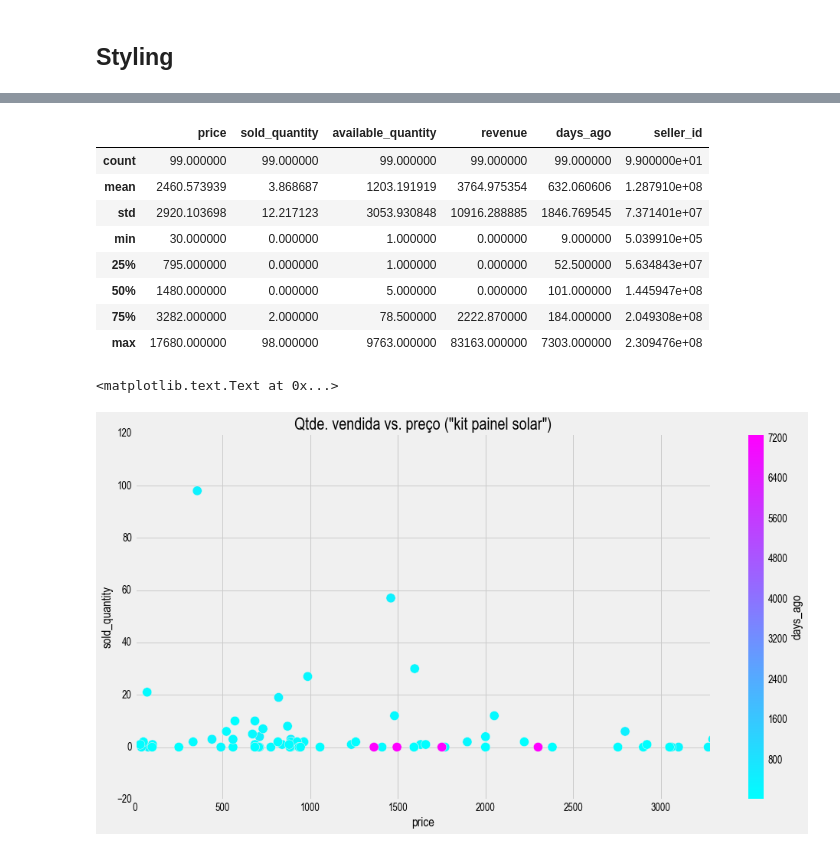
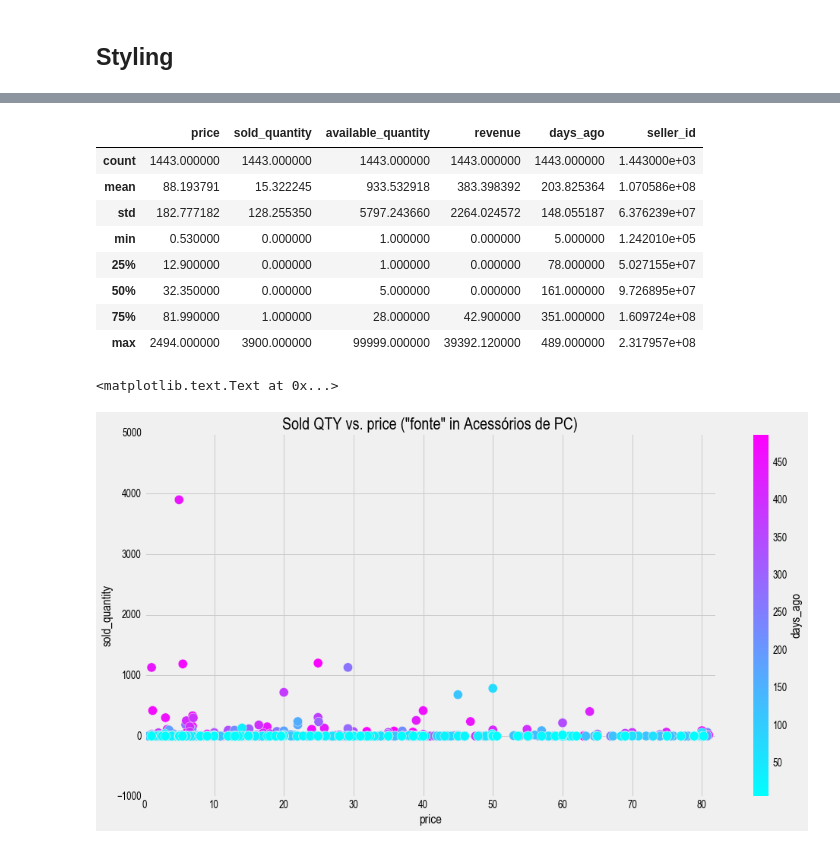
Before and after one commit to lpillmann/mercadolibre-api-wrapper, a Jupyter notebook: exploratory-analysis.ipynb, the cells around one changed output, grey strips where cells are left out. Saved outputs shown, nothing was run; the diff lists cells and outputs as text; code cells hidden in the pictures.

Commit message:
search with category

```diff
--- a/exploratory-analysis.ipynb
+++ b/exploratory-analysis.ipynb
@@ -38,5 +38,5 @@ HTML('<style>{}</style>'.format(css))
 # Sets input parameters
 DAYS_AGO = 365 # days to look back in visits history
 ITEMS_TO_QUERY = 200 # number of itens requested per query (max. permitted by ML is 200)
-TOTAL_ITEMS_TO_QUERY = 500 # max. number of results to be downloaded ("None" to make it limitless)
+TOTAL_ITEMS_TO_QUERY = 2000 # max. number of results to be downloaded ("None" to make it limitless)
 ITEMS_TO_PLOT = 10 # list of "ITEMS_TO_PLOT" top sold items; e.g. if 10, visits from top 10 sold itens will be plotted
@@ -58,0 +43,6 @@ Buscando por "kit painel solar"...
+# %%
+# Search inputs
+_query = 'fonte'
+_category = 'MLB5940'
+# %%
+df = get_df_from_query(query=_query, category=_category, items_per_query=ITEMS_TO_QUERY, total_results_limit=TOTAL_ITEMS_TO_QUERY)
@@ -58,0 +52,18 @@ Buscando por "kit painel solar"...
+# %%
+if (_query == '' or _query == None) and (_category == '' or _category == None):
+    print('Please provide either a query or category to be searched.')
+else:
+    pass
+
+if _query == '' or _query == None:
+    query_name = 'N/A'
+else:
+    query_name = _query
+
+if (_category == '') or (_category == None):
+    category_name = 'N/A'
+else:
+    # Gets category name
+    url = 'https://api.mercadolibre.com/categories/' + _category
+    data = requests.get(url).json()
+    category_name = data['name']
@@ -61,22 +82,22 @@ ds = df.describe()
 ds
 # %% [output]
 |  | price | sold_quantity | available_quantity | revenue | days_ago | seller_id |
-| count | 99.000000 | 99.000000 | 99.000000 | 99.000000 | 99.000000 | 9.900000e+01 |
-| mean | 2460.573939 | 3.868687 | 1203.191919 | 3764.975354 | 632.060606 | 1.287910e+08 |
-| std | 2920.103698 | 12.217123 | 3053.930848 | 10916.288885 | 1846.769545 | 7.371401e+07 |
-| min | 30.000000 | 0.000000 | 1.000000 | 0.000000 | 9.000000 | 5.039910e+05 |
-| 25% | 795.000000 | 0.000000 | 1.000000 | 0.000000 | 52.500000 | 5.634843e+07 |
-| 50% | 1480.000000 | 0.000000 | 5.000000 | 0.000000 | 101.000000 | 1.445947e+08 |
-| 75% | 3282.000000 | 2.000000 | 78.500000 | 2222.870000 | 184.000000 | 2.049308e+08 |
-| max | 17680.000000 | 98.000000 | 9763.000000 | 83163.000000 | 7303.000000 | 2.309476e+08 |
+| count | 1443.000000 | 1443.000000 | 1443.000000 | 1443.000000 | 1443.000000 | 1.443000e+03 |
+| mean | 88.193791 | 15.322245 | 933.532918 | 383.398392 | 203.825364 | 1.070586e+08 |
+| std | 182.777182 | 128.255350 | 5797.243660 | 2264.024572 | 148.055187 | 6.376239e+07 |
+| min | 0.530000 | 0.000000 | 1.000000 | 0.000000 | 5.000000 | 1.242010e+05 |
+| 25% | 12.900000 | 0.000000 | 1.000000 | 0.000000 | 78.000000 | 5.027155e+07 |
+| 50% | 32.350000 | 0.000000 | 5.000000 | 0.000000 | 161.000000 | 9.726895e+07 |
+| 75% | 81.990000 | 1.000000 | 28.000000 | 42.900000 | 351.000000 | 1.609724e+08 |
+| max | 2494.000000 | 3900.000000 | 99999.000000 | 39392.120000 | 489.000000 | 2.317957e+08 |
 # %%
 _xlim=(0, ds.loc['75%', 'price'])
 
 df.plot.scatter('price', 'sold_quantity', c='days_ago', cmap='cool', xlim=_xlim, s=150)
-plt.title('Qtde. vendida vs. preço ("' + query + '")', fontsize=22)
+plt.title('Sold QTY vs. price ("' + query_name + '"' + ' in ' + category_name + ')', fontsize=22)
 # %% [output]
 <matplotlib.text.Text at 0x...>
-[figure, old version]
+[figure, new version]
 # %%
 _ymin = ds.loc['25%', 'sold_quantity']
 
```
Also changed, not shown: parts of 6 cells of this notebook, 2 other files.
